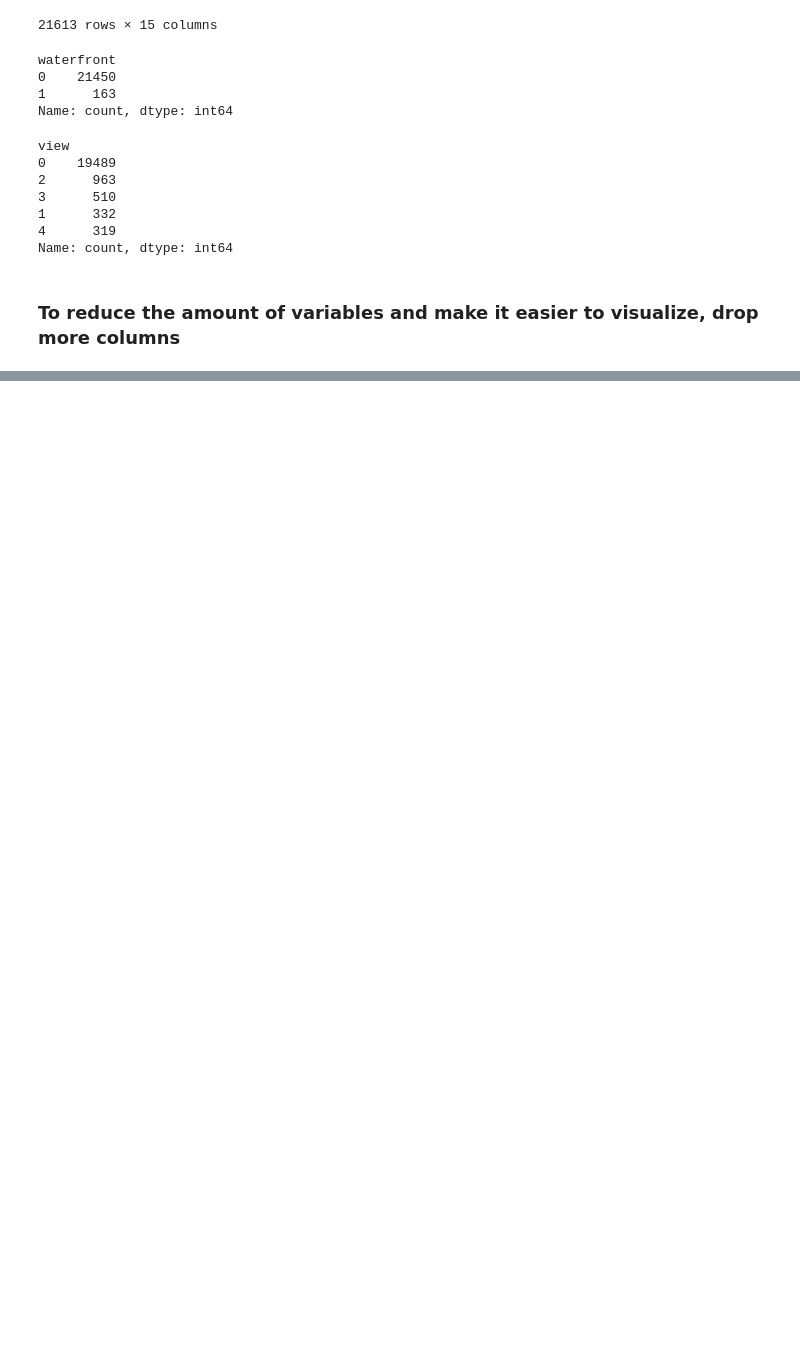
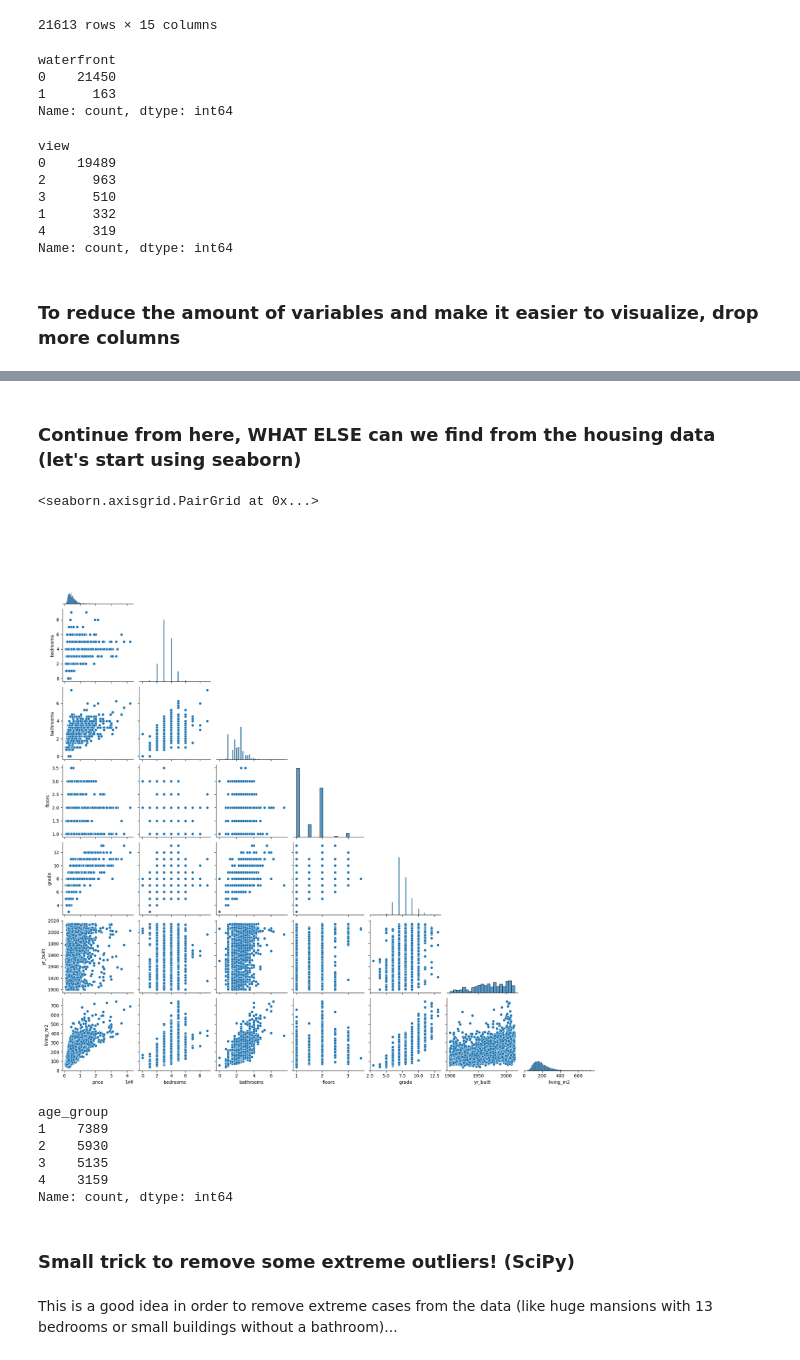
Before and after one commit to tuomasvaltanenLUAS/DataAnalytics2026, a Jupyter notebook: lecture8_analyzing_datasets/house_analysis_version2_seaborn.ipynb, the cells around one changed output, grey strips where cells are left out. Cells and saved outputs as stored; diff of their text form; code cells hidden in the pictures; blank space fills up the shorter version.

```diff
--- a/lecture8_analyzing_datasets/house_analysis_version2_seaborn.ipynb
+++ b/lecture8_analyzing_datasets/house_analysis_version2_seaborn.ipynb
@@ -286 +279,12 @@ sns.heatmap(correlations, annot=True, cmap="coolwarm")
 [figure]
+# %% [markdown]
+### Continue from here, WHAT ELSE can we find from the housing data (let's start using seaborn)
+# %%
+# to make plots easier to understand, you might want to take a smaller
+# sample from the DataFrame for analysis purposes
+df_sample = df.sample(5000)
+
+sns.pairplot(df_sample, corner=True)
+# %% [output]
+<seaborn.axisgrid.PairGrid at 0x...>
+[figure, added]
@@ -286,0 +313,13 @@ sns.heatmap(correlations, annot=True, cmap="coolwarm")
+# %%
+df['age_group'].value_counts()
+# %% [output]
+age_group
+1    7389
+2    5930
+3    5135
+4    3159
+Name: count, dtype: int64
+# %% [markdown]
+### Small trick to remove some extreme outliers! (SciPy)
+# %% [markdown]
+This is a good idea in order to remove extreme cases from the data (like huge mansions with 13 bedrooms or small buildings without a bathroom)...
```
Also changed, not shown: parts of 8 cells of this notebook.
